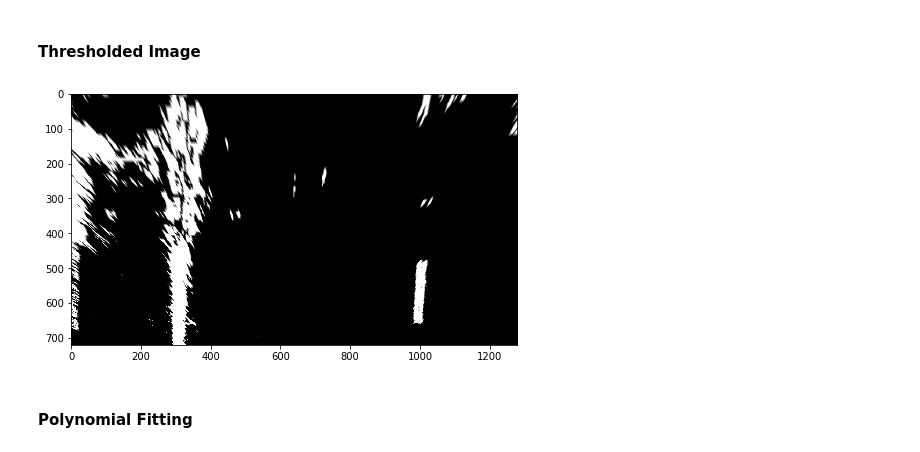
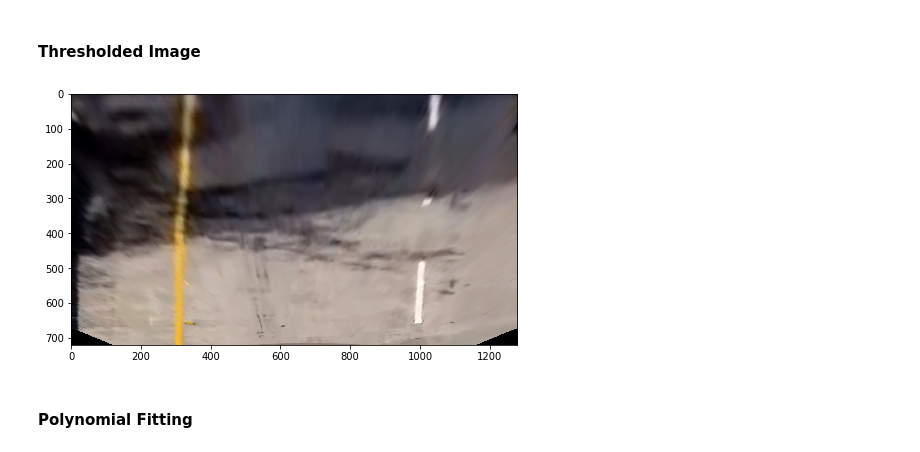
Before and after one commit to kennt/CarND1-P4, a Jupyter notebook: code.ipynb, the cells around one changed output. Cells and saved outputs as stored; diff of their text form; code cells hidden in the pictures.

Commit message:
add missing image

```diff
--- a/code.ipynb
+++ b/code.ipynb
@@ -832,20 +832,20 @@ plt.savefig('output_images/perspective_transformed.png', dpi=300)
 # %%
 img = mpimg.imread('./test_images/test5.jpg')
 undistorted_image = undistortImage(img)
 
 # Create the warped original image (for comparison)
 warped_original = perspective.warp(undistorted_image)
 
 # Create the warped and threholded image
 thresholded_image = threshold.create_thresholded_image(undistorted_image)
 thresholded_and_warped = perspective.warp(thresholded_image)
 
 plt.imshow(thresholded_and_warped, cmap='gray')
 plt.savefig('output_images/thresholded.png', dpi=300)
-#plt.imshow(warped_original)
-#plt.savefig('output_images/warped.png', dpi=300)
+plt.imshow(warped_original)
+plt.savefig('output_images/warped.png', dpi=300)
 # %% [output]
-[figure, old version]
+[figure, new version]
 # %% [markdown]
 #### Polynomial Fitting
 # %%
```
Also changed, not shown: parts of 1 cell of this notebook, 1 other file.
